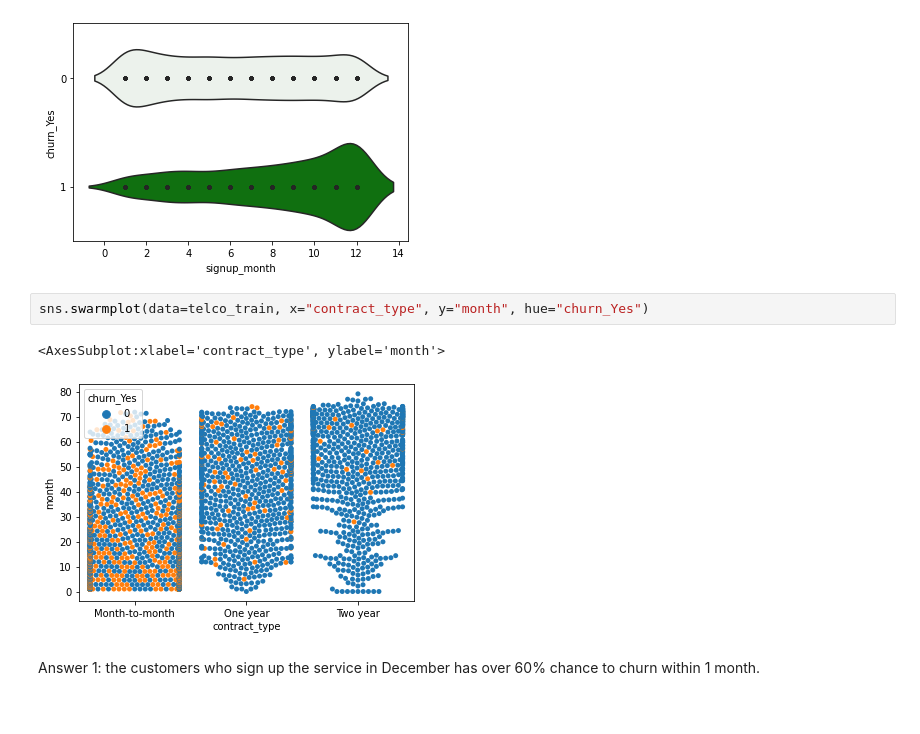
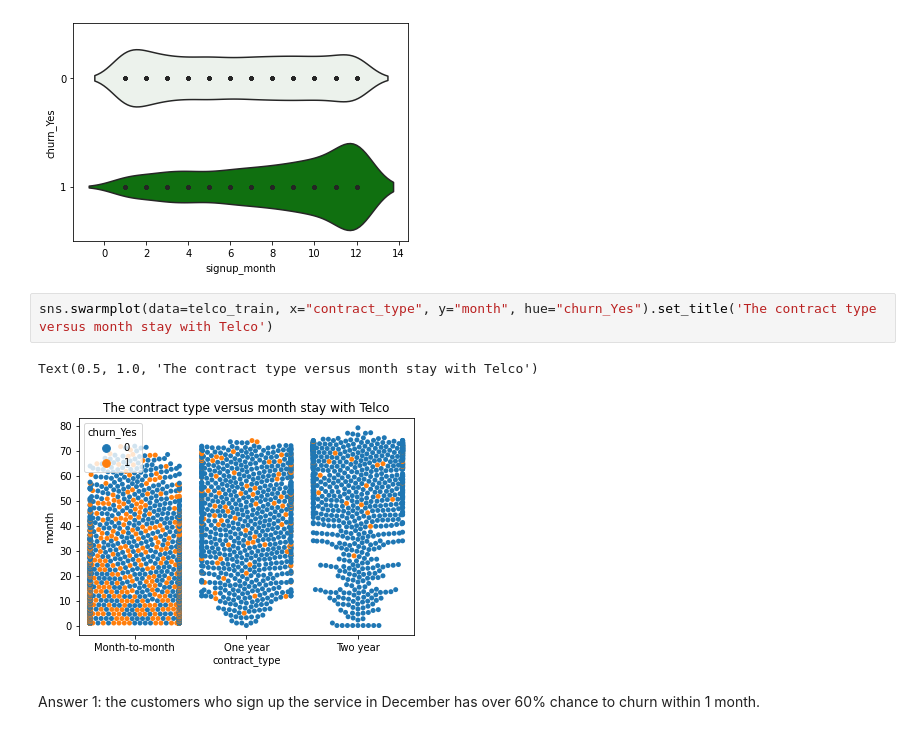
Before and after one commit to QinzhiChen/Classification-Project, a Jupyter notebook: Final_Report.ipynb, the cells around one changed output. Cells and saved outputs as stored; diff of their text form.

```diff
--- a/Final_Report.ipynb
+++ b/Final_Report.ipynb
@@ -277,10 +307,10 @@ sns.violinplot(data=telco_train, x=telco_train.signup_month,y='churn_Yes',palett
 <AxesSubplot:xlabel='signup_month', ylabel='churn_Yes'>
 [figure]
 # %%
-sns.swarmplot(data=telco_train, x="contract_type", y="month", hue="churn_Yes")
+sns.swarmplot(data=telco_train, x="contract_type", y="month", hue="churn_Yes").set_title('The contract type versus month stay with Telco')
 # %% [output]
-<AxesSubplot:xlabel='contract_type', ylabel='month'>
+Text(0.5, 1.0, 'The contract type versus month stay with Telco')
-[figure, old version]
+[figure, new version]
 # %% [markdown]
 Answer 1: the customers who sign up the service in December has over 60% chance to churn within 1 month.
 # %% [markdown]
```
Also changed, not shown: parts of 4 cells of this notebook.
